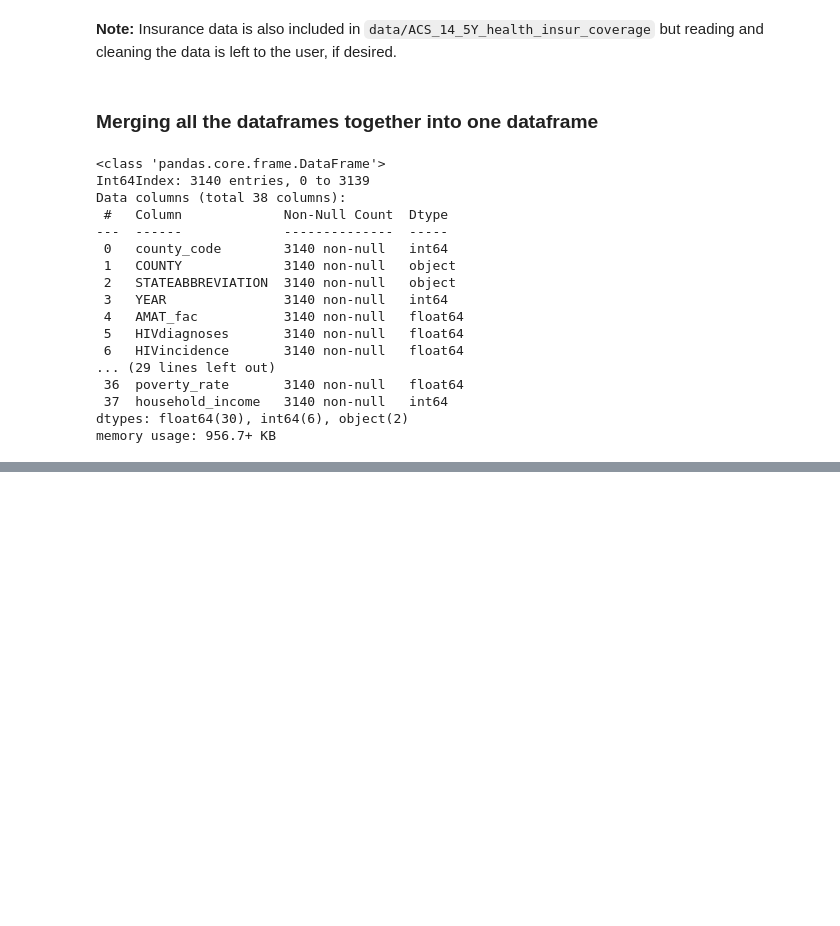
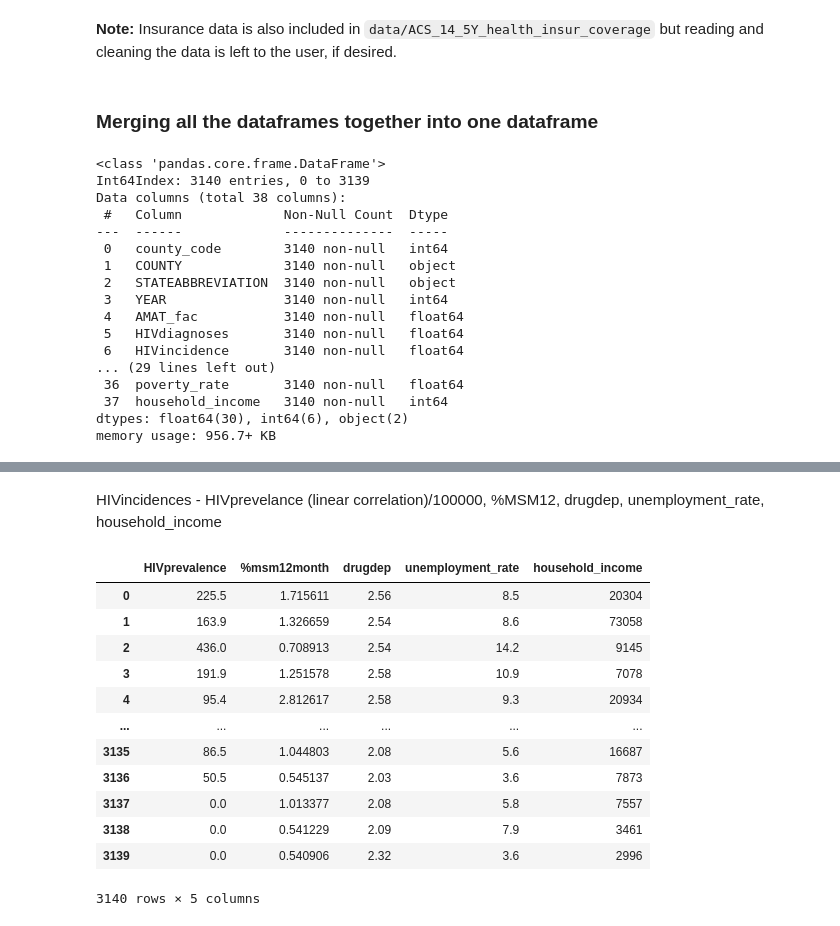
Before and after one commit to Cynz300/forecasting-hiv-incidences-private, a Jupyter notebook: notebooks/merge_data.ipynb, the cells around one changed output, grey strips where cells are left out. Drawn from its saved outputs; the diff is of its cells as text; code cells hidden in the pictures; blank space fills up the shorter version.

Commit message:
updated data

```diff
--- a/notebooks/merge_data.ipynb
+++ b/notebooks/merge_data.ipynb
@@ -272,0 +329,19 @@ df_main.to_csv('../data/merged_data.csv')
+# %% [markdown]
+HIVincidences - HIVprevelance (linear correlation)/100000, %MSM12, drugdep, unemployment_rate, household_income
+# %%
+simple_df = df_main[['HIVprevalence', '%msm12month', 'drugdep', 'unemployment_rate', 'household_income']]
+simple_df.to_csv('../data/')
+# %% [output]
+|  | HIVprevalence | %msm12month | drugdep | unemployment_rate | household_income |
+| 0 | 225.5 | 1.715611 | 2.56 | 8.5 | 20304 |
+| 1 | 163.9 | 1.326659 | 2.54 | 8.6 | 73058 |
+| 2 | 436.0 | 0.708913 | 2.54 | 14.2 | 9145 |
+| 3 | 191.9 | 1.251578 | 2.58 | 10.9 | 7078 |
+| 4 | 95.4 | 2.812617 | 2.58 | 9.3 | 20934 |
+| ... | ... | ... | ... | ... | ... |
+| 3135 | 86.5 | 1.044803 | 2.08 | 5.6 | 16687 |
+| 3136 | 50.5 | 0.545137 | 2.03 | 3.6 | 7873 |
+| 3137 | 0.0 | 1.013377 | 2.08 | 5.8 | 7557 |
+| 3138 | 0.0 | 0.541229 | 2.09 | 7.9 | 3461 |
+| 3139 | 0.0 | 0.540906 | 2.32 | 3.6 | 2996 |
+3140 rows × 5 columns
```
Also changed, not shown: parts of 5 cells of this notebook, 1 other file.
